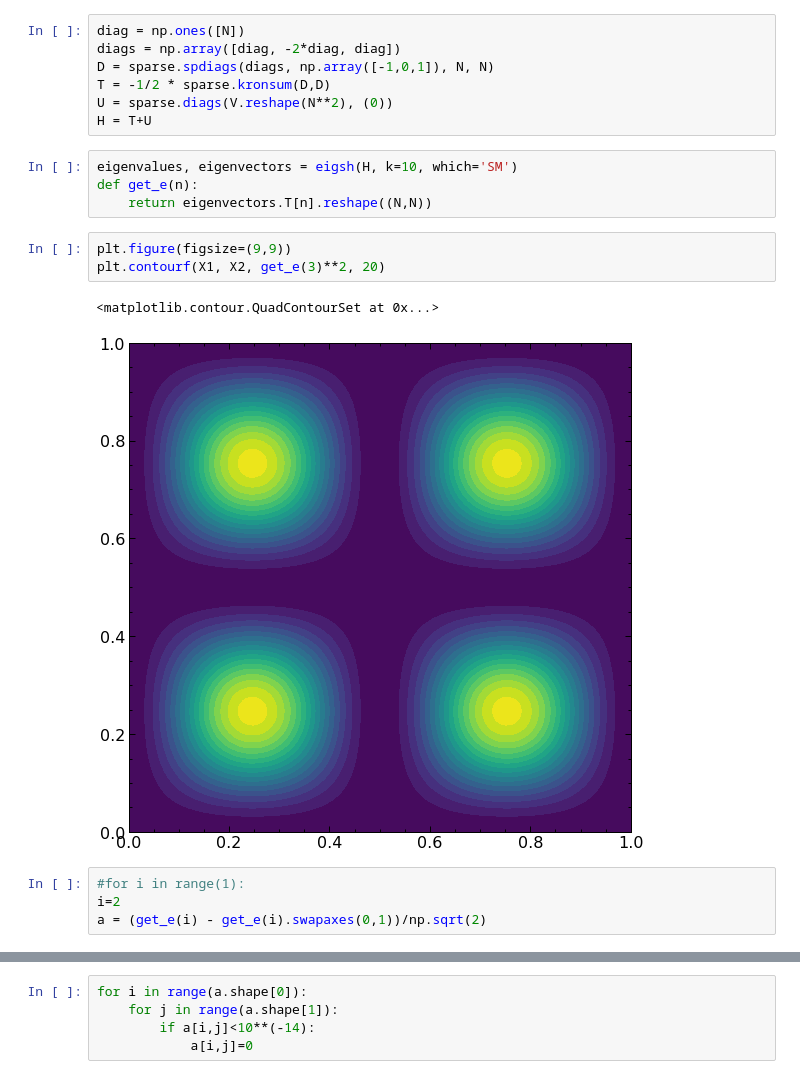
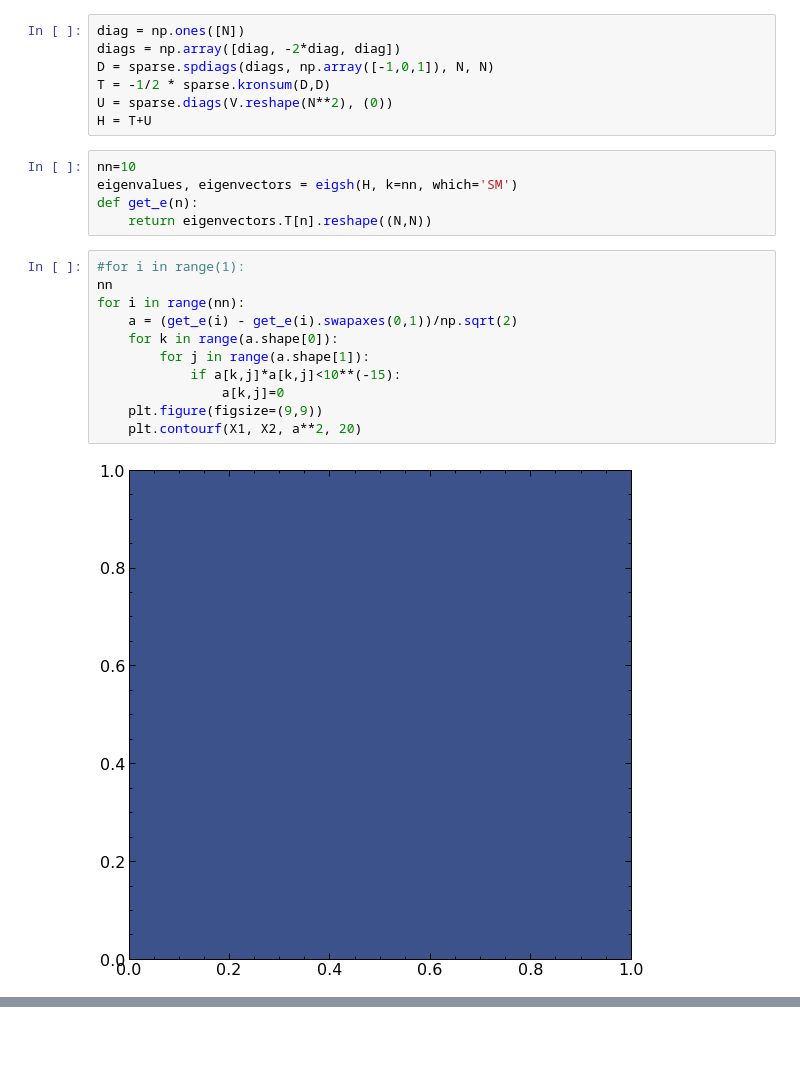
Before and after one commit to pranav997/Quantum_software, a Jupyter notebook: ELEC 542 HW/ELEC HW Assignment 1 solving 1d potential.ipynb, the cells around one changed output, grey strips where cells are left out. Saved outputs shown, nothing was run; the diff lists cells and outputs as text; blank space fills up the shorter version.

```diff
--- a/ELEC 542 HW/ELEC HW Assignment 1 solving 1d potential.ipynb
+++ b/ELEC 542 HW/ELEC HW Assignment 1 solving 1d potential.ipynb
@@ -71,16 +61,20 @@ T = -1/2 * sparse.kronsum(D,D)
 U = sparse.diags(V.reshape(N**2), (0))
 H = T+U
 # %%
-eigenvalues, eigenvectors = eigsh(H, k=10, which='SM')
+nn=10
+eigenvalues, eigenvectors = eigsh(H, k=nn, which='SM')
 def get_e(n):
     return eigenvectors.T[n].reshape((N,N))
-# %%
-plt.figure(figsize=(9,9))
-plt.contourf(X1, X2, get_e(3)**2, 20)
-# %% [output]
-<matplotlib.contour.QuadContourSet at 0x...>
-[figure, removed]
 # %%
 #for i in range(1):
-i=2
-a = (get_e(i) - get_e(i).swapaxes(0,1))/np.sqrt(2)
+nn
+for i in range(nn):
+    a = (get_e(i) - get_e(i).swapaxes(0,1))/np.sqrt(2)
+    for k in range(a.shape[0]):
+        for j in range(a.shape[1]):
+            if a[k,j]*a[k,j]<10**(-15):
+                a[k,j]=0
+    plt.figure(figsize=(9,9))
+    plt.contourf(X1, X2, a**2, 20)
+# %% [output]
+[figure, added]
@@ -87,5 +89,0 @@ a = (get_e(i) - get_e(i).swapaxes(0,1))/np.sqrt(2)
-# %%
-for i in range(a.shape[0]):
-    for j in range(a.shape[1]):
-        if a[i,j]<10**(-14):
-            a[i,j]=0
```
Also changed, not shown: parts of 20 cells of this notebook.
